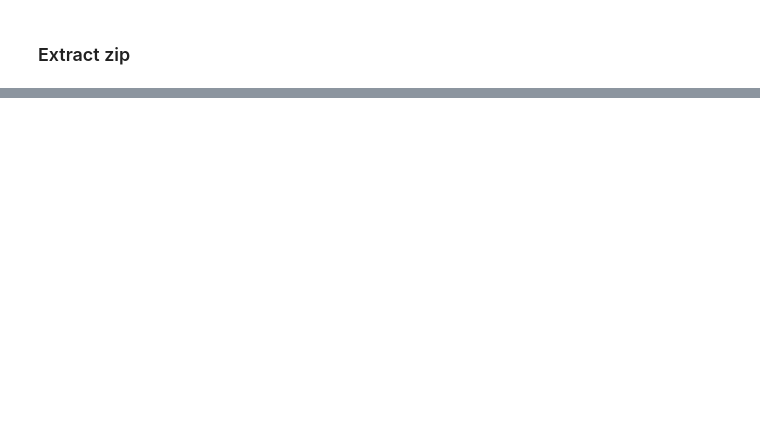
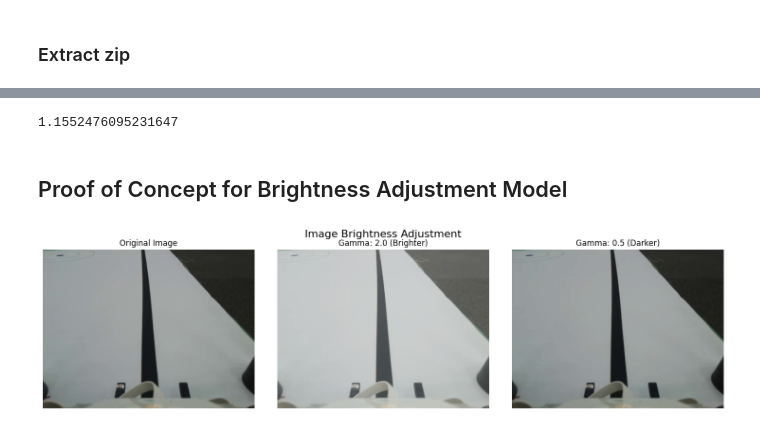
Before and after one commit to er-ri/nnspike, a Jupyter notebook: notebooks/prepare.ipynb, the cells around one changed output, grey strips where cells are left out. Drawn from its saved outputs; the diff is of its cells as text; code cells hidden in the pictures; blank space fills up the shorter version.

```diff
--- a/notebooks/prepare.ipynb
+++ b/notebooks/prepare.ipynb
@@ -127,0 +149,66 @@ except Exception as e:
+# %%
+import random
+
+random.uniform(1.0, 1.5)
+# %% [output]
+1.1552476095231647
+# %% [markdown]
+## Proof of Concept for Brightness Adjustment Model
+# %%
+import cv2
+import matplotlib.pyplot as plt
+import numpy as np
+
+# Load an image
+image_path = "frame_183.png"  # Using the bottle.jpg from your notebooks folder
+image = cv2.imread(image_path)
+
+# Convert BGR to RGB for matplotlib display
+image_rgb = cv2.cvtColor(image, cv2.COLOR_BGR2RGB)
+
+
+# Method 2: Brightness adjustment using multiplication (gamma correction)
+def adjust_brightness_gamma(image: np.ndarray, gamma: float) -> np.ndarray:
+    """Adjust brightness using gamma correction.
+
+    gamma < 1: darker image
+    gamma > 1: brighter image
+    """
+    # Build a lookup table mapping pixel values [0, 255] to adjusted gamma values
+    inv_gamma = 1.0 / gamma
+    table = np.array(
+        [((i / 255.0) ** inv_gamma) * 255 for i in np.arange(0, 256)]
+    ).astype("uint8")
+
+    # Apply gamma correction using the lookup table
+    result: np.ndarray = cv2.LUT(image, table)
+
+    return result
+
+
+bright_gamma = adjust_brightness_gamma(image_rgb, 2.0)  # Brighter using gamma
+dark_gamma = adjust_brightness_gamma(bright_gamma, 1.0 / 2.0)  # Darker using gamma
+
+
+# Display results
+fig, axes = plt.subplots(1, 3, figsize=(15, 4))
+fig.suptitle("Image Brightness Adjustment", fontsize=16)
+
+# Original image
+axes[0].imshow(image_rgb)
+axes[0].set_title("Original Image")
+axes[0].axis("off")
+
+# Gamma correction
+axes[1].imshow(bright_gamma)
+axes[1].set_title("Gamma: 2.0 (Brighter)")
+axes[1].axis("off")
+
+axes[2].imshow(dark_gamma)
+axes[2].set_title("Gamma: 0.5 (Darker)")
+axes[2].axis("off")
+
+plt.tight_layout()
+plt.show()
+# %% [output]
+[figure, added]
```
Also changed, not shown: parts of 4 cells of this notebook, 39 other files.
